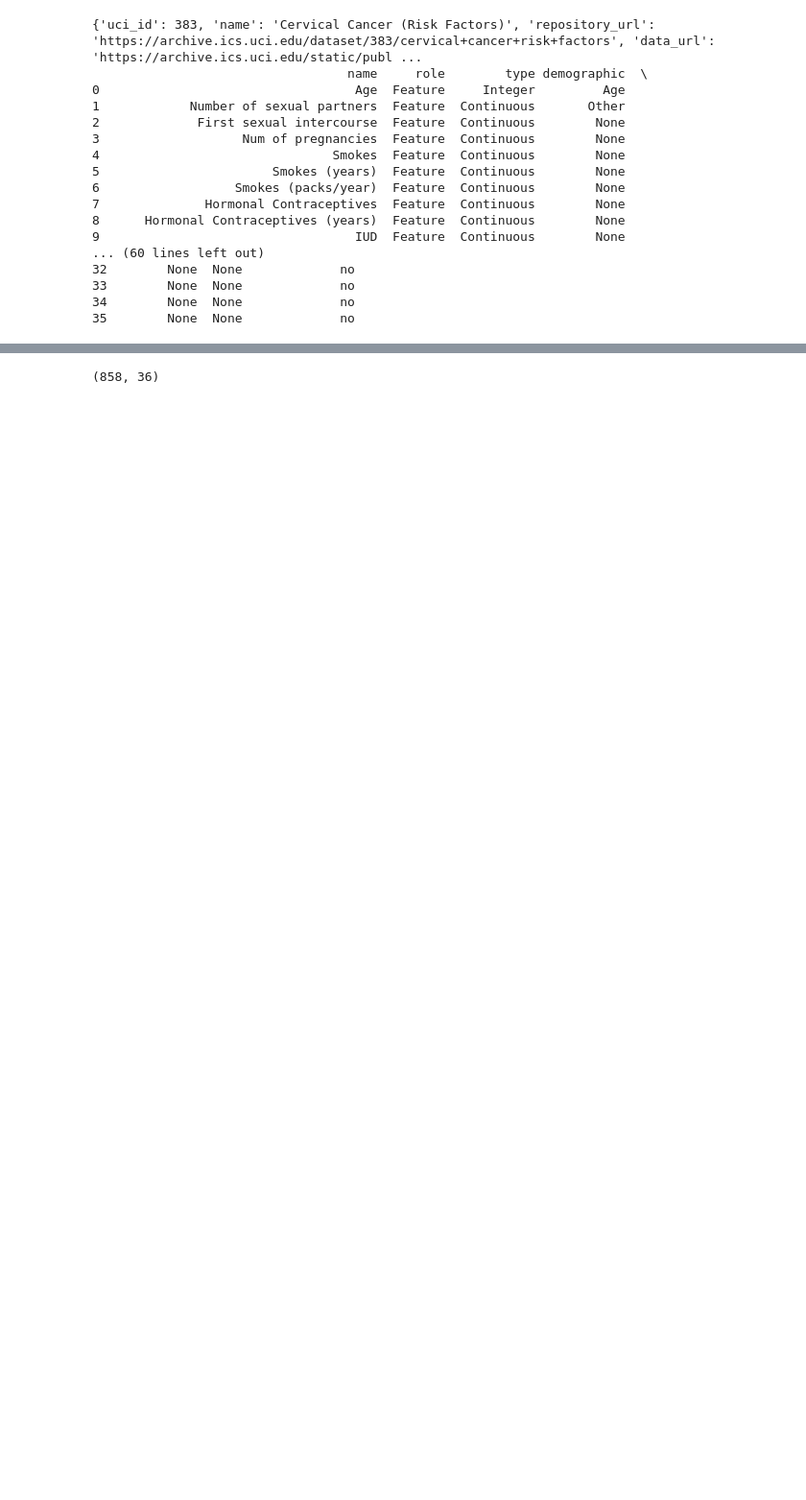
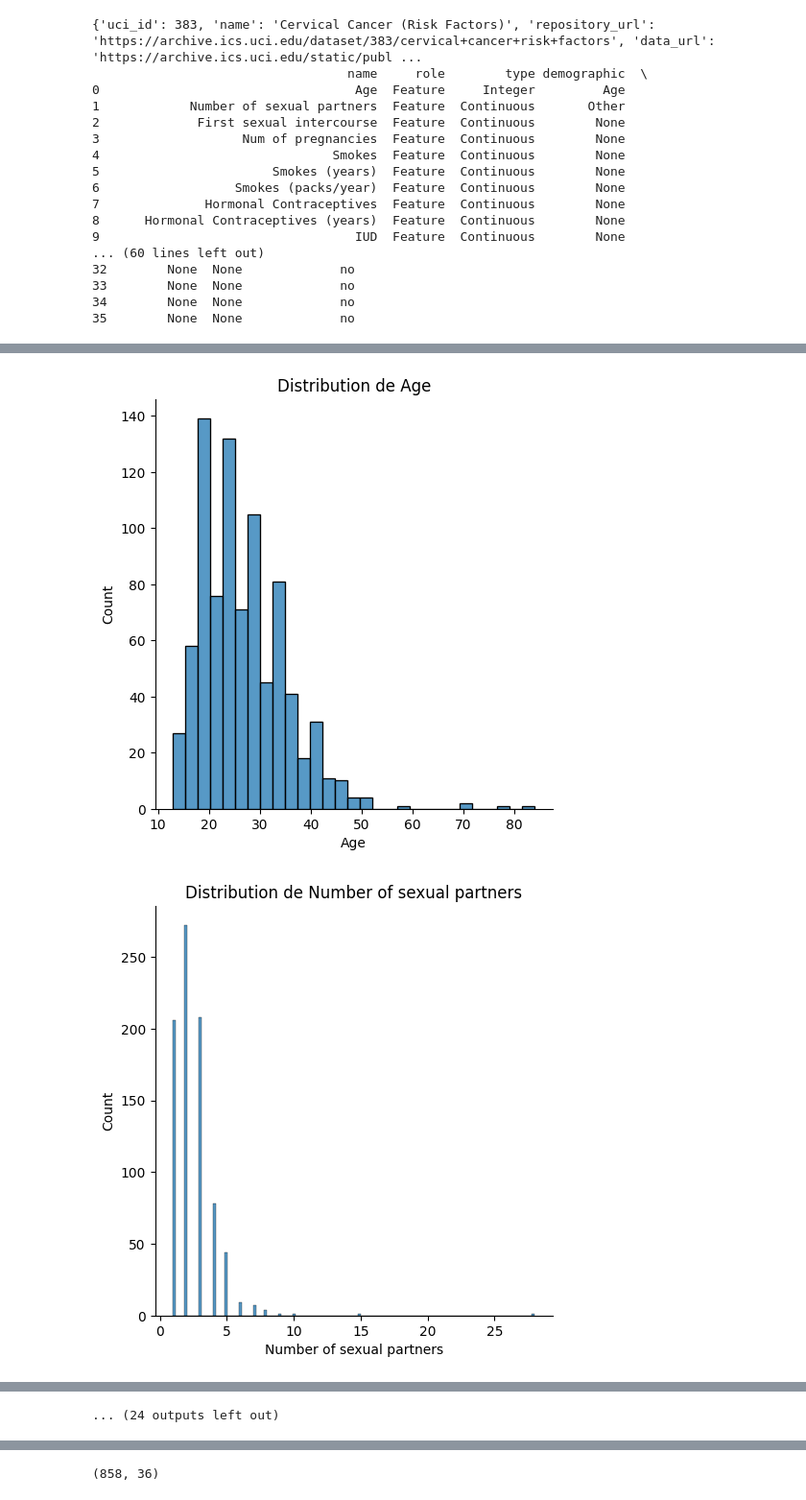
Before and after one commit to Desire-075/Groupe_15_projet_3_cancer, a Jupyter notebook: Notebooks/Cleaned.ipynb, the cells around one changed output, grey strips where cells are left out. Shown at 96% size. Drawn from its saved outputs; the diff is of its cells as text; code cells hidden in the pictures; blank space fills up the shorter version.

Commit message:
data-cleaned

```diff
--- a/Notebooks/Cleaned.ipynb
+++ b/Notebooks/Cleaned.ipynb
@@ -39,0 +100,11 @@ print(cervical_cancer_risk_factors.variables)
+# %%
+import seaborn as sns
+import matplotlib.pyplot as plt
+
+for colname in X.columns:
+    sns.displot(data=X, x=colname)  # Spécifie le DataFrame et la colonne
+    plt.title(f'Distribution de {colname}')  # Ajouter un titre pour chaque graphique
+    plt.show()  # Affiche le graphique
+# %% [output]
+[figure, added]
+[figure, added]
@@ -39,0 +121 @@ print(cervical_cancer_risk_factors.variables)
+... (24 outputs left out)
```
Also changed, not shown: parts of 28 cells of this notebook, 1 other file.
